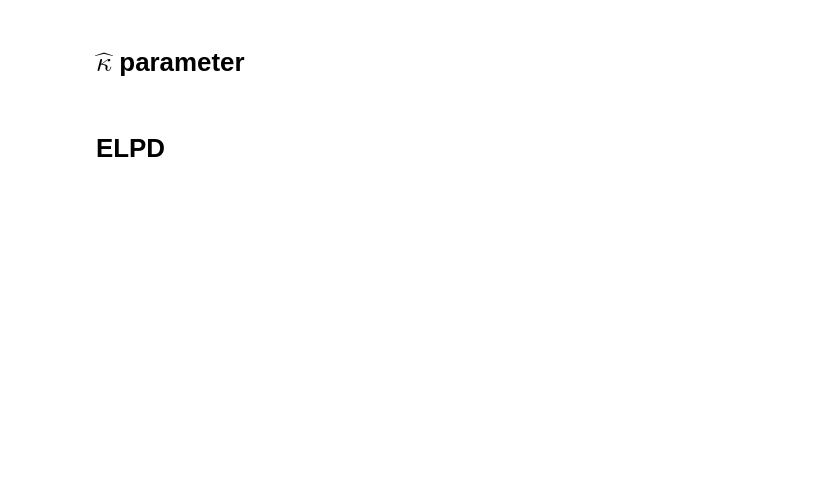
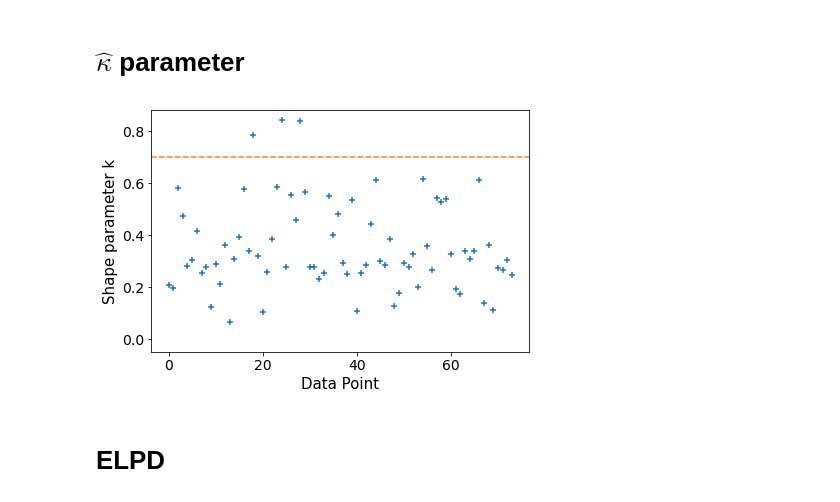
Before and after one commit to BIOS-IMASL/Hierarchical-Bayes-NMR-Validation, a Jupyter notebook: example.ipynb, the cells around one changed output. Drawn from its saved outputs; the diff is of its cells as text; code cells hidden in the pictures; blank space fills up the shorter version.

```diff
--- a/example.ipynb
+++ b/example.ipynb
@@ -58,8 +45,11 @@ az.plot_loo_pit(idata, y="cheshift", legend=False)
 # %% [markdown]
 # $\hat \kappa $ parameter
 # %%
-loo = az.loo(trace_che, pointwise=True)
-az.plot_khat(loo_d3z, hlines_kwargs={"alpha":0})
+loo = az.loo(trace, pointwise=True)
+ax = az.plot_khat(loo, hlines_kwargs={"alpha":0})
+ax.axhline(0.7, color='C1', ls='--');
+# %% [output]
+[figure, added]
 # %% [markdown]
 # ELPD
 # %%
```
Also changed, not shown: parts of 11 cells of this notebook, 6 other files.
